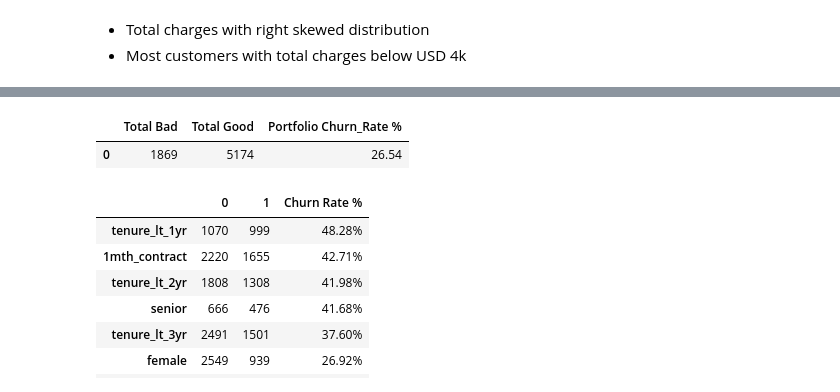
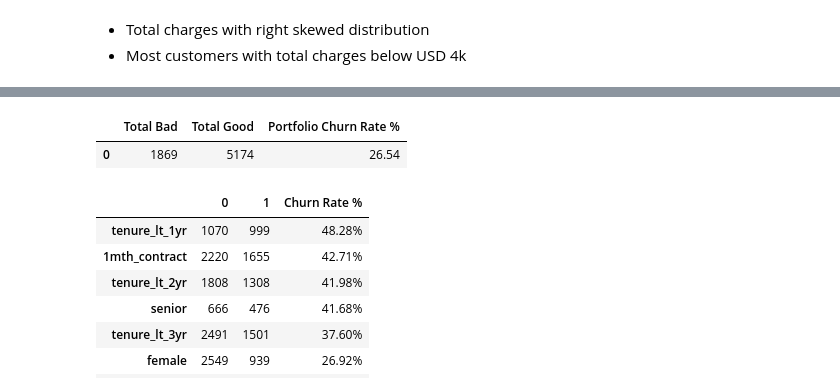
Before and after one commit to abbylmm/DS_Uncut, a Jupyter notebook: telco_churn.ipynb, the cells around one changed output, grey strips where cells are left out. Cells and saved outputs as stored; diff of their text form; code cells hidden in the pictures.

Commit message:
[Day 11 & 12] Telco Churn Analytics

```diff
--- a/telco_churn.ipynb
+++ b/telco_churn.ipynb
@@ -255,11 +261,11 @@ df2.sample(5)
 # %%
 churn_yes = len(df2[df2['Churn'] == 1])
 churn_no = len(df2[df2['Churn'] == 0])
 churn_rate = churn_yes / (churn_yes + churn_no) * 100
 
-pd.DataFrame({'Total Bad': churn_yes, 'Total Good': churn_no, 'Portfolio Churn_Rate %': [round(churn_rate, 2)]})
+pd.DataFrame({'Total Bad': churn_yes, 'Total Good': churn_no, 'Portfolio Churn Rate %': [round(churn_rate, 2)]})
 # %% [output]
-|  | Total Bad | Total Good | Portfolio Churn_Rate % |
+|  | Total Bad | Total Good | Portfolio Churn Rate % |
 | 0 | 1869 | 5174 | 26.54 |
 # %%
 new_df = {}
```
Also changed, not shown: parts of 14 cells of this notebook.
